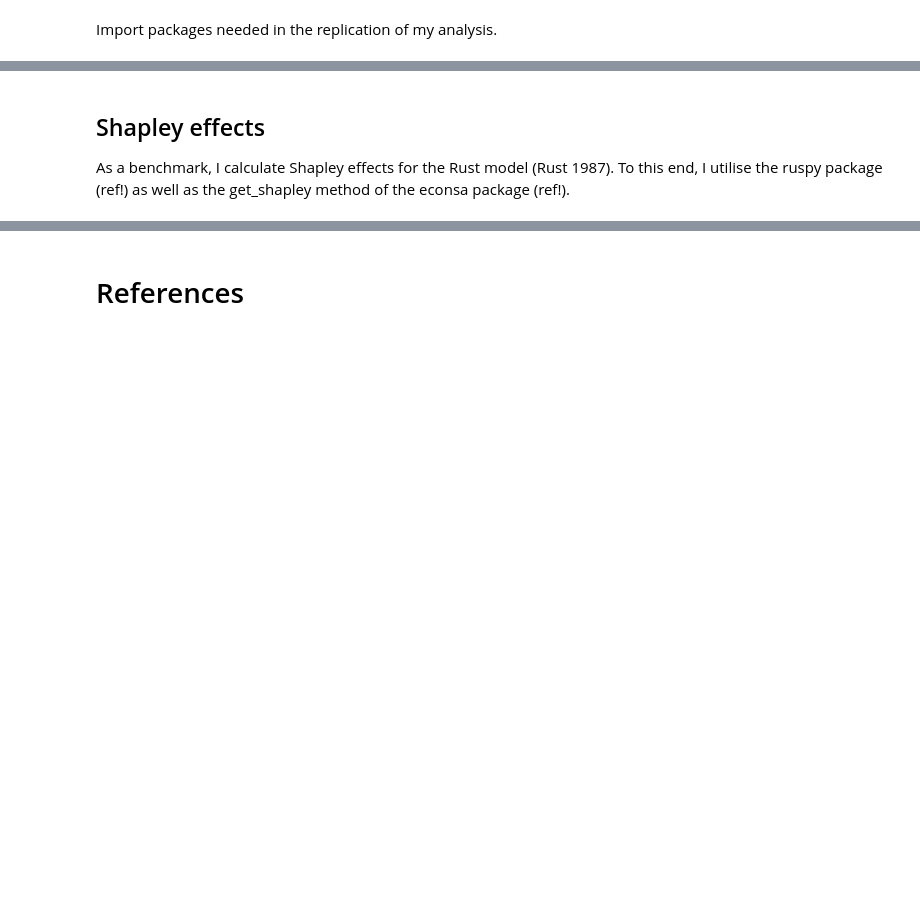
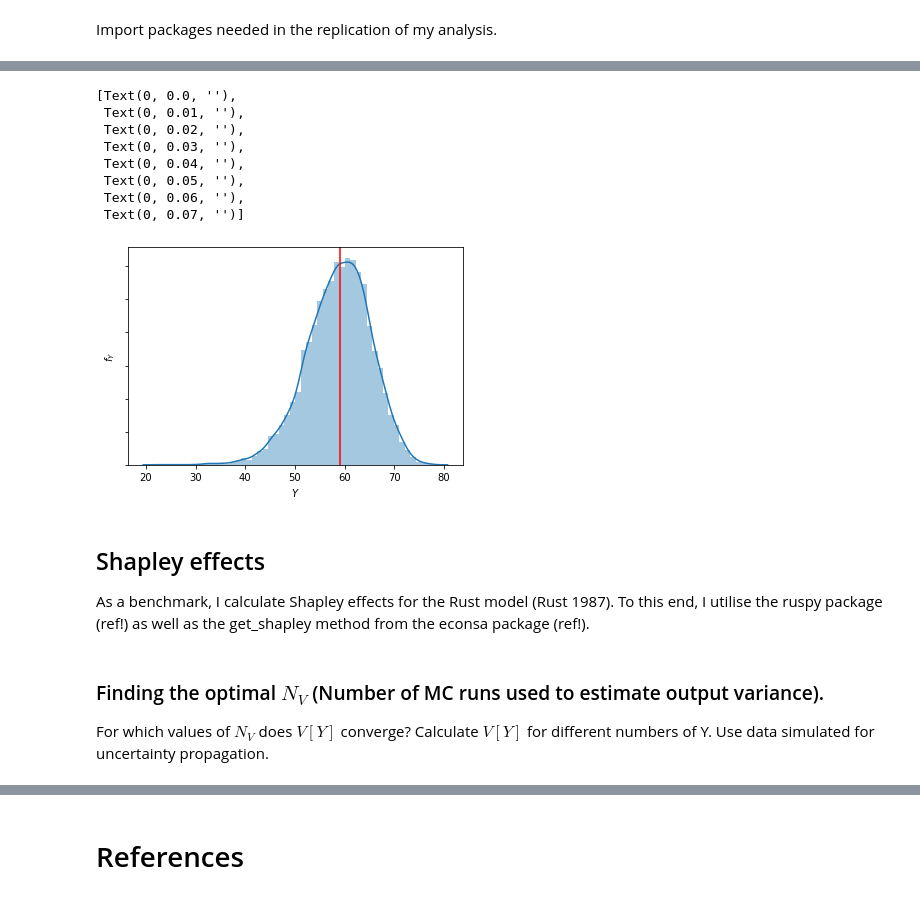
Before and after one commit to bhmueller/thesis, a Jupyter notebook: thesis_project.ipynb, the cells around one changed output, grey strips where cells are left out. Cells and saved outputs as stored; diff of their text form; code cells hidden in the pictures; blank space fills up the shorter version.

Commit message:
Copy everything for Shapley effects.

```diff
--- a/thesis_project.ipynb
+++ b/thesis_project.ipynb
@@ -38,0 +106,17 @@ from python.econsa_shapley import _r_condmvn
+# %%
+demand_inputs = np.zeros((num_sim_demand, 5))
+ # Trans prob.s stay the same.
+demand_inputs[:, :3] = np.array([0.39189182, 0.59529371, 0.01281447])
+demand_inputs[:, 3:] = input_variables[:, :]
+# %%
+%%time
+# Use Joblib. 10 ** 4 runs take 30min 33s.
+if run_simulation_uncertainty_propagation is True:
+    implied_demand = Parallel(n_jobs=n_cores)(
+            delayed(get_demand_mapping)(inp) for inp in demand_inputs
+        )
+    with open(os.path.join('data', f'implied_demand_{num_sim_demand}_runs.pickle'), 'wb') as handle:
+        pickle.dump(implied_demand, handle)
+else:
+    with open(os.path.join('data', f'implied_demand_{num_sim_demand}_runs.pickle'), 'rb') as handle:
+        implied_demand = pickle.load(handle)
@@ -38,0 +125,29 @@ from python.econsa_shapley import _r_condmvn
+# %%
+true_demand_params = np.concatenate((trans_probs, params))
+true_implied_demand = get_demand(init_dict_estimation, demand_dict, true_demand_params).iloc[0]['demand']
+# %%
+implied_demand = np.asarray(implied_demand)
+# %%
+fig, ax = plt.subplots()
+
+sns.distplot(implied_demand)
+
+ax.set_xlabel(r"$Y$")
+ax.set_ylabel(r"$f_Y$")
+
+ax.axvline(x=true_implied_demand, ymin=0, ymax=1, color='red')
+
+# ax.axvline(x=mean_implied_demand, ymin=0, ymax=1, color='grey')
+
+ax.xaxis.set_major_formatter(mpl.ticker.StrMethodFormatter("{x:,.0f}"))
+ax.axes.get_yaxis().set_ticklabels([])
+# %% [output]
+[Text(0, 0.0, ''),
+ Text(0, 0.01, ''),
+ Text(0, 0.02, ''),
+ Text(0, 0.03, ''),
+ Text(0, 0.04, ''),
+ Text(0, 0.05, ''),
+ Text(0, 0.06, ''),
+ Text(0, 0.07, '')]
+[figure, added]
@@ -39,6 +157,6 @@ from python.econsa_shapley import _r_condmvn
 # %% [markdown]
 ## Shapley effects
 
-As a benchmark, I calculate Shapley effects for the Rust model (Rust 1987). To this end, I utilise the ruspy package (ref!) as well as the get_shapley method of the econsa package (ref!).
+As a benchmark, I calculate Shapley effects for the Rust model (Rust 1987). To this end, I utilise the ruspy package (ref!) as well as the get_shapley method from the econsa package (ref!).
 # %%
 # Function inputs: mean and covariance matrix inputs.
@@ -88,0 +173,3 @@ def x_cond(n, subset_j, subsetj_conditional, xjc):
+# %% [markdown]
+### Finding the optimal $N_V$ (Number of MC runs used to estimate output variance).
+For which values of $N_V$ does $V[Y]$ converge? Calculate $V[Y]$ for different numbers of Y. Use data simulated for uncertainty propagation.
```
Also changed, not shown: parts of 35 cells of this notebook.
